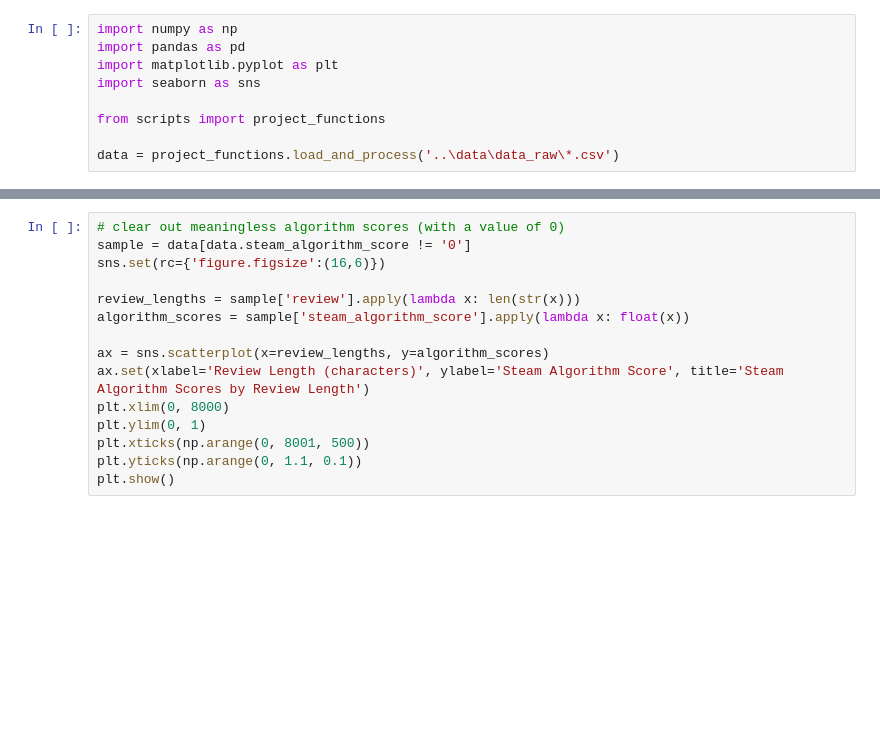
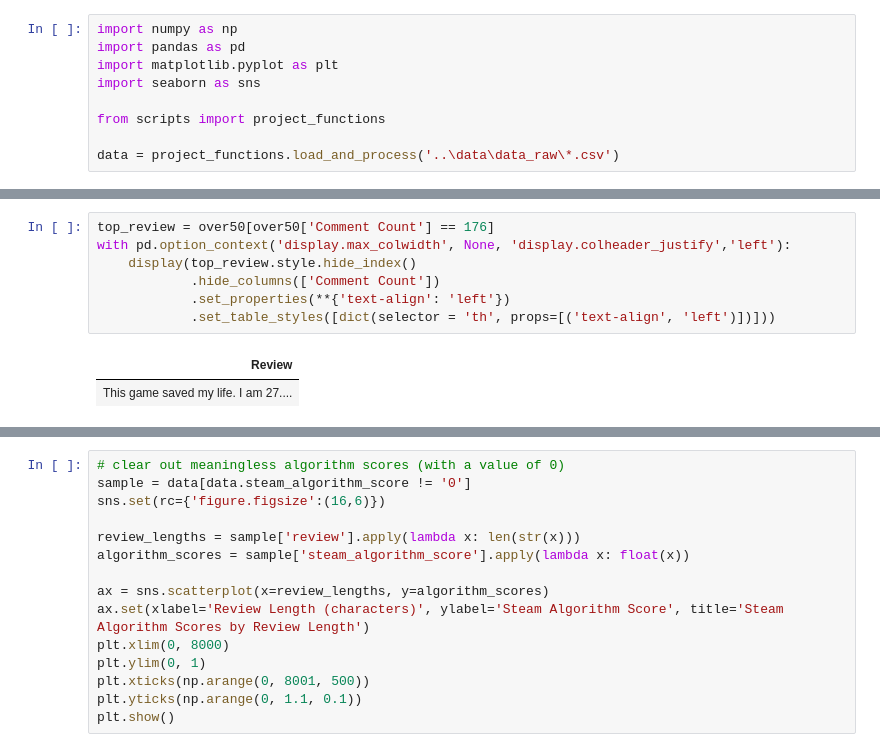
Before and after one commit to data301-2020-winter2/course-project-group_1005, a Jupyter notebook: analysis/task5.ipynb, the cells around one changed output, grey strips where cells are left out. Saved outputs shown, nothing was run; the diff lists cells and outputs as text; blank space fills up the shorter version.

```diff
--- a/analysis/task5.ipynb
+++ b/analysis/task5.ipynb
@@ -65,0 +87,10 @@ What this means is that our analysis didn't take into the consideration of oxymo
+# %%
+top_review = over50[over50['Comment Count'] == 176]
+with pd.option_context('display.max_colwidth', None, 'display.colheader_justify','left'):
+    display(top_review.style.hide_index()
+            .hide_columns(['Comment Count'])
+            .set_properties(**{'text-align': 'left'})
+            .set_table_styles([dict(selector = 'th', props=[('text-align', 'left')])]))
+# %% [output]
+| Review |
+| This game saved my life. I am 27.... |
```
Also changed, not shown: parts of 9 cells of this notebook, 1 other file.
